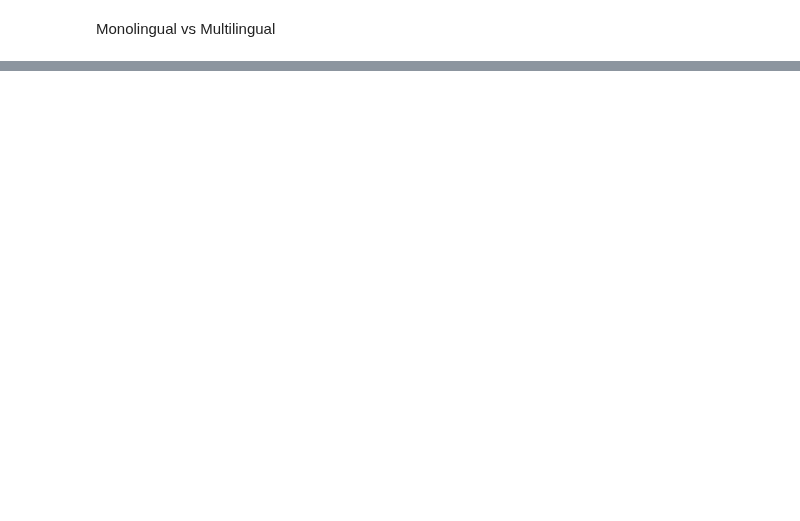
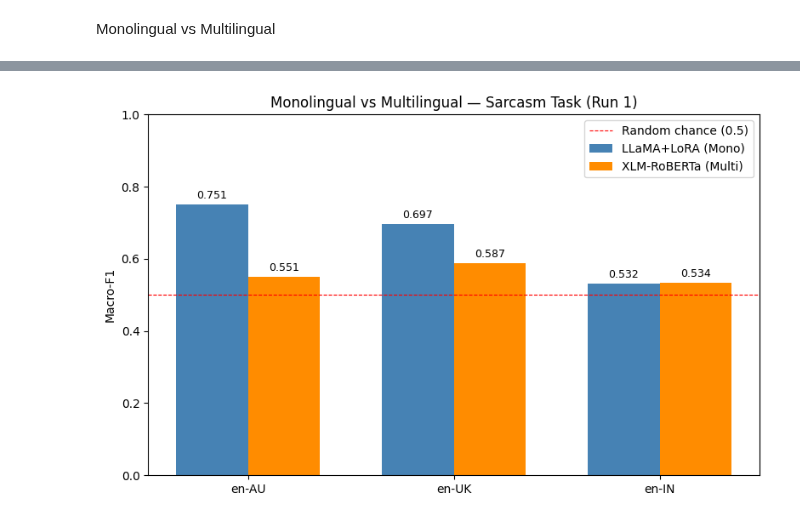
Before and after one commit to raaghavkk/UG04-NLP-COMM061, a Jupyter notebook: notebooks/akshyat_finetuning.ipynb, the cells around one changed output, grey strips where cells are left out. Saved outputs shown, nothing was run; the diff lists cells and outputs as text; code cells hidden in the pictures; blank space fills up the shorter version.

```diff
--- a/notebooks/akshyat_finetuning.ipynb
+++ b/notebooks/akshyat_finetuning.ipynb
@@ -533,0 +725,20 @@ print("\nreminder: share these paths for q4/q5 but do not put them in the zip.")
+# %%
+# test both xlm runs on each variety split
+print("\ntesting xlm-roberta runs")
+
+xlm_scores_1 = {}
+xlm_reports_1 = {}
+xlm_scores_2 = {}
+
+for i in range(len(test_names)):
+    test_name = test_names[i]
+    test_part = test_parts[i]
+
+    macro_1, rep_1 = score_xlm(xlm_model_1, xlm_tok_1, test_part)
+    macro_2, rep_2 = score_xlm(xlm_model_2, xlm_tok_2, test_part)
+
+    xlm_scores_1[test_name] = round(macro_1, 4)
+    xlm_reports_1[test_name] = rep_1
+    xlm_scores_2[test_name] = round(macro_2, 4)
+
+    print(test_name, "| run1:", round(macro_1, 4), "| run2:", round(macro_2, 4))
@@ -533,0 +756,28 @@ print("\nreminder: share these paths for q4/q5 but do not put them in the zip.")
+# %%
+# quick chart for the report
+varieties = ["en-AU", "en-UK", "en-IN"]
+mono_scores = [adapter_scores_1[v][v] for v in varieties]
+multi_scores = [xlm_scores_1[v] for v in varieties]
+
+x = range(len(varieties))
+bar_w = 0.35
+
+fig, ax = plt.subplots(figsize=(8, 5))
+left_bars = ax.bar([i - bar_w / 2 for i in x], mono_scores, bar_w, label="LLaMA+LoRA (Mono)", color="steelblue")
+right_bars = ax.bar([i + bar_w / 2 for i in x], multi_scores, bar_w, label="XLM-RoBERTa (Multi)", color="darkorange")
+
+ax.bar_label(left_bars, fmt="%.3f", padding=3, fontsize=9)
+ax.bar_label(right_bars, fmt="%.3f", padding=3, fontsize=9)
+
+ax.set_xticks(list(x))
+ax.set_xticklabels(varieties)
+ax.set_ylim(0, 1.0)
+ax.set_ylabel("Macro-F1")
+ax.set_title("Monolingual vs Multilingual — Sarcasm Task (Run 1)")
+ax.axhline(0.5, color="red", linestyle="--", linewidth=0.8, label="Random chance (0.5)")
+ax.legend()
+plt.tight_layout()
+plt.savefig("bar_mono_vs_multi.png", dpi=150)
+plt.show()
+# %% [output]
+[figure, added]
```
Also changed, not shown: parts of 33 cells of this notebook.
